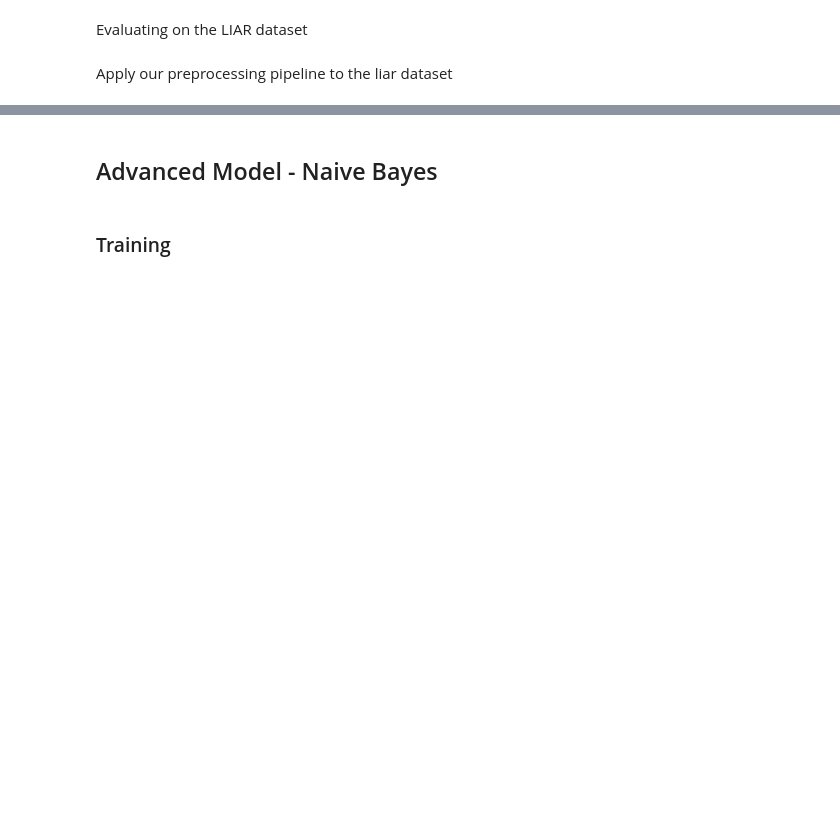
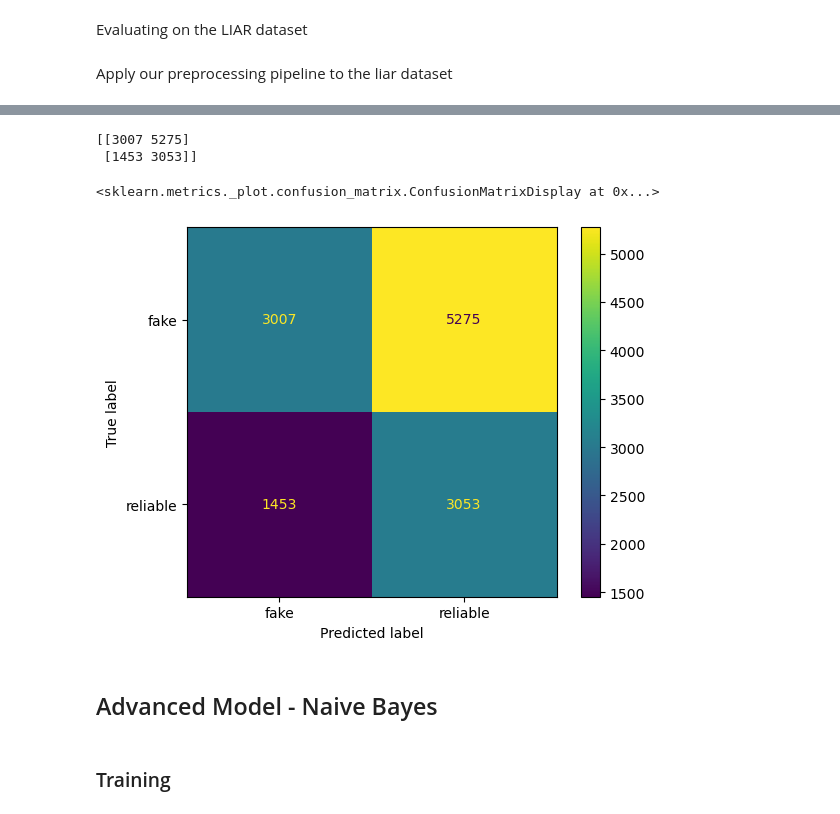
Before and after one commit to mikkel-kjaerulf/fake_news_detector, a Jupyter notebook: main.ipynb, the cells around one changed output, grey strips where cells are left out. Saved outputs shown, nothing was run; the diff lists cells and outputs as text; code cells hidden in the pictures; blank space fills up the shorter version.

```diff
--- a/main.ipynb
+++ b/main.ipynb
@@ -439,3 +453,15 @@ f1_score(pd.Series.to_numpy(liar_data['type']), pred, pos_label='reliable')
+# %%
+# generating confusion matrix
+cf_matrix = confusion_matrix(pd.Series.to_numpy(liar_data['type']), pred, labels=logreg.classes_)
+print(cf_matrix)
+# plotting to a heatmap
+#sns.heatmap(cf_matrix, annot=True, fmt='g')
+ConfusionMatrixDisplay(confusion_matrix=cf_matrix, display_labels=logreg.classes_).plot()
+# %% [output]
+[[3007 5275]
+ [1453 3053]]
+<sklearn.metrics._plot.confusion_matrix.ConfusionMatrixDisplay at 0x...>
+[figure, added]
 # %% [markdown]
 ## Advanced Model - Naive Bayes
 # %% [markdown]
```
Also changed, not shown: parts of 32 cells of this notebook.
